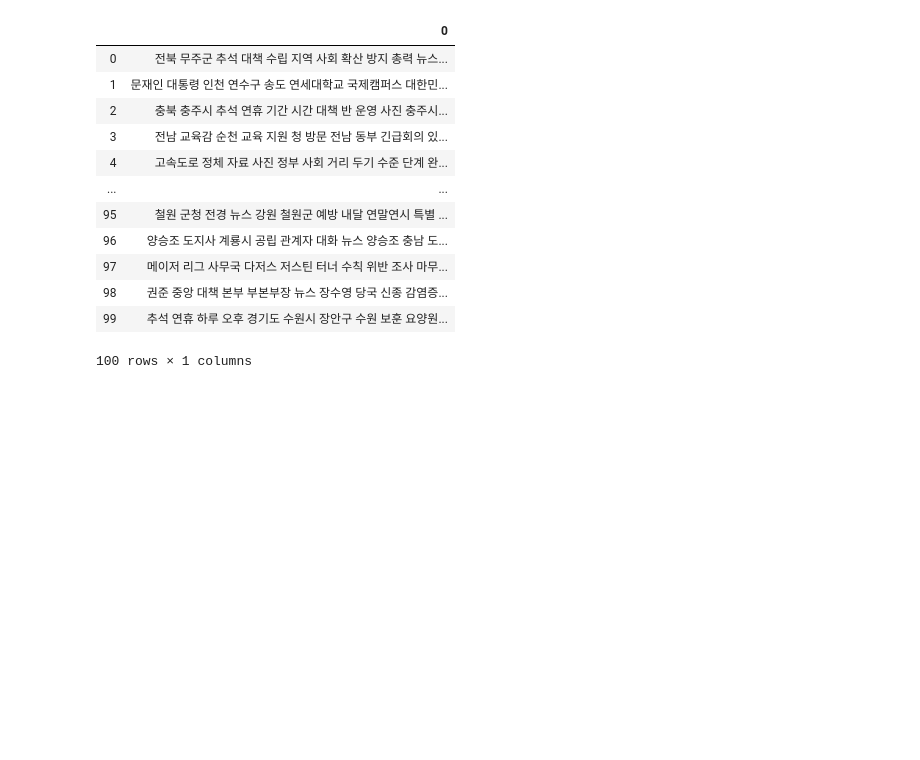
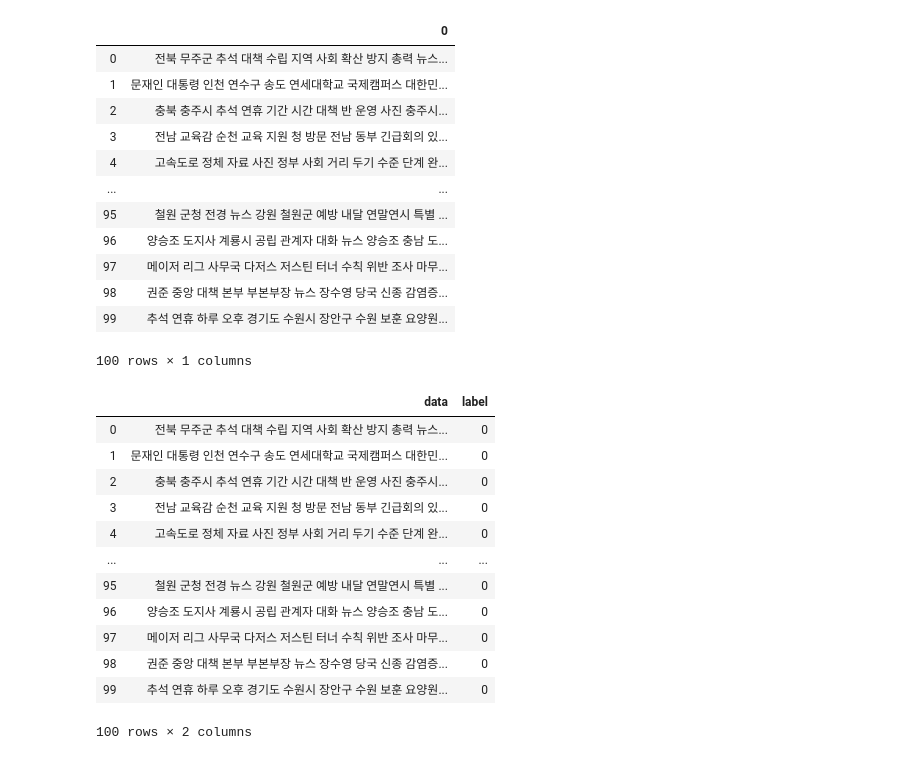
Before and after one commit to NAYANANG/2020_Text-Mining, a Jupyter notebook: Labeling/Labeling_code/Labeling_NEWS1.ipynb, the cells around one changed output. Cells and saved outputs as stored; diff of their text form; code cells hidden in the pictures; blank space fills up the shorter version.

```diff
--- a/Labeling/Labeling_code/Labeling_NEWS1.ipynb
+++ b/Labeling/Labeling_code/Labeling_NEWS1.ipynb
@@ -97,3 +97,25 @@ corona
 | 98 | 권준 중앙 대책 본부 부본부장 뉴스 장수영 당국 신종 감염증... |
 | 99 | 추석 연휴 하루 오후 경기도 수원시 장안구 수원 보훈 요양원... |
 100 rows × 1 columns
+# %%
+#label : 친정부/중립/반정부;1/0/2
+#NEWS1-> KTV국민방송과 유사도 0.58에 의해서 label=0로 정함
+corona['label']=0
+corona.columns = ["data", "label"]
+# %%
+#라벨링된 데이터프레임 확인
+corona
+# %% [output]
+|  | data | label |
+| 0 | 전북 무주군 추석 대책 수립 지역 사회 확산 방지 총력 뉴스... | 0 |
+| 1 | 문재인 대통령 인천 연수구 송도 연세대학교 국제캠퍼스 대한민... | 0 |
+| 2 | 충북 충주시 추석 연휴 기간 시간 대책 반 운영 사진 충주시... | 0 |
+| 3 | 전남 교육감 순천 교육 지원 청 방문 전남 동부 긴급회의 있... | 0 |
+| 4 | 고속도로 정체 자료 사진 정부 사회 거리 두기 수준 단계 완... | 0 |
+| ... | ... | ... |
+| 95 | 철원 군청 전경 뉴스 강원 철원군 예방 내달 연말연시 특별 ... | 0 |
+| 96 | 양승조 도지사 계룡시 공립 관계자 대화 뉴스 양승조 충남 도... | 0 |
+| 97 | 메이저 리그 사무국 다저스 저스틴 터너 수칙 위반 조사 마무... | 0 |
+| 98 | 권준 중앙 대책 본부 부본부장 뉴스 장수영 당국 신종 감염증... | 0 |
+| 99 | 추석 연휴 하루 오후 경기도 수원시 장안구 수원 보훈 요양원... | 0 |
+100 rows × 2 columns
```
Also changed, not shown: parts of 1 cell of this notebook.
